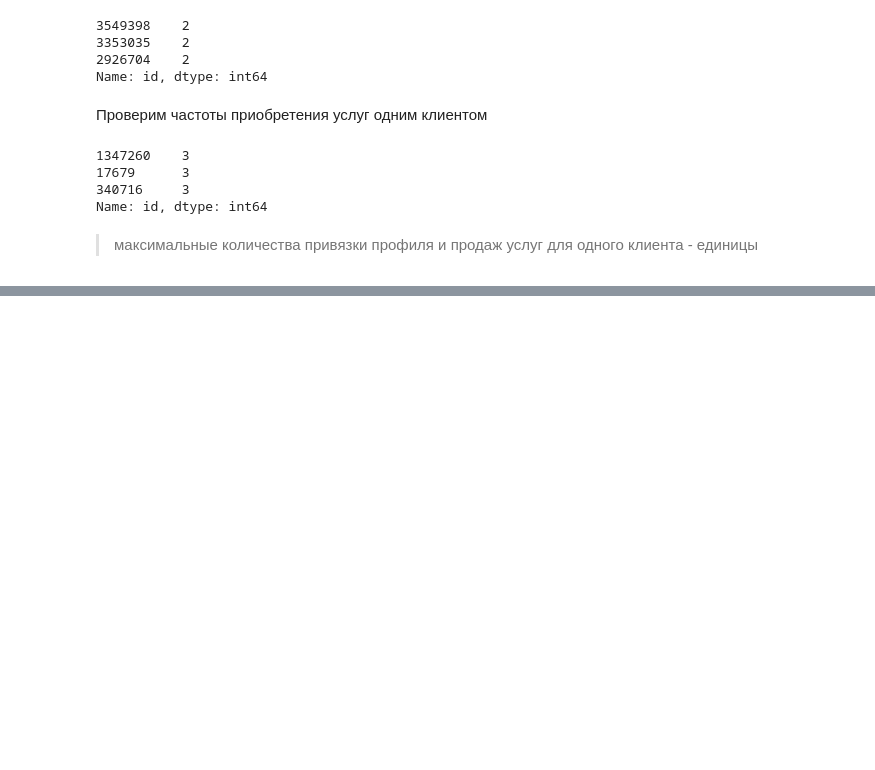
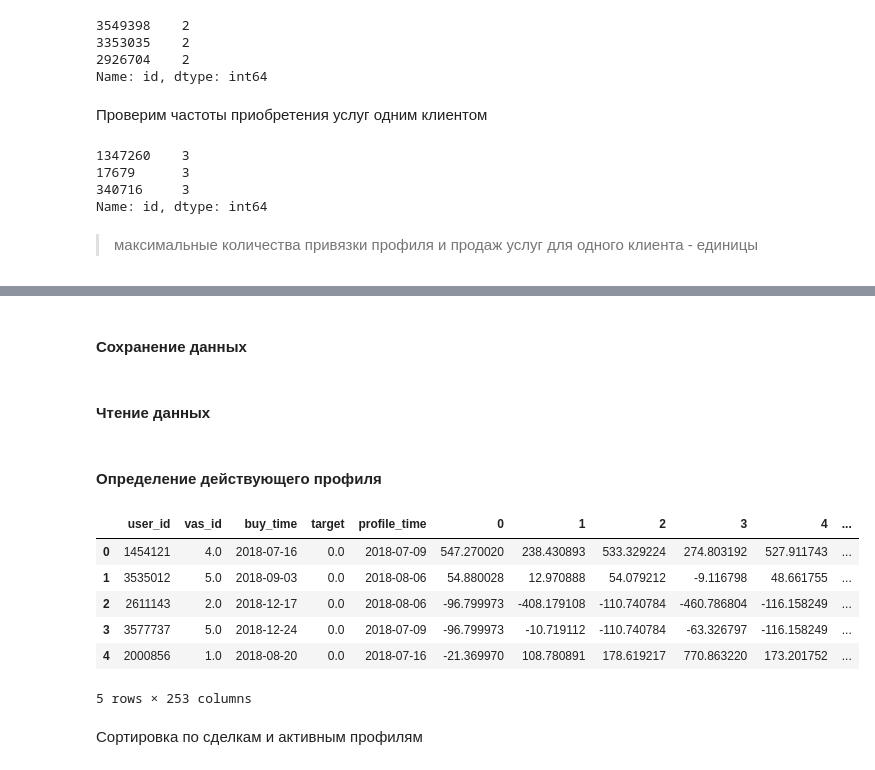
Before and after one commit to alex-chin/gb_megafone1, a Jupyter notebook: Project/megafone_offer_service.ipynb, the cells around one changed output, grey strips where cells are left out. Drawn from its saved outputs; the diff is of its cells as text; code cells hidden in the pictures; blank space fills up the shorter version.

```diff
--- a/Project/megafone_offer_service.ipynb
+++ b/Project/megafone_offer_service.ipynb
@@ -755,0 +822,2 @@ fd_35.groupby(['id', 'vas_id','buy_time_x']).buy_time_y.agg(maxbuy  = 'max')
+# %% [markdown]
+#### Сохранение данных
@@ -755,0 +826,2 @@ fd_35.groupby(['id', 'vas_id','buy_time_x']).buy_time_y.agg(maxbuy  = 'max')
+# %% [markdown]
+#### Чтение данных
@@ -755,0 +830,16 @@ fd_35.groupby(['id', 'vas_id','buy_time_x']).buy_time_y.agg(maxbuy  = 'max')
+# %% [markdown]
+#### Определение действующего профиля
+# %%
+all_deals.reset_index(inplace=True)
+all_deals.rename(columns={'id':'user_id'}, inplace=True)
+all_deals.head(5)
+# %% [output]
+|  | user_id | vas_id | buy_time | target | profile_time | 0 | 1 | 2 | 3 | 4 | ... |
+| 0 | 1454121 | 4.0 | 2018-07-16 | 0.0 | 2018-07-09 | 547.270020 | 238.430893 | 533.329224 | 274.803192 | 527.911743 | ... |
+| 1 | 3535012 | 5.0 | 2018-09-03 | 0.0 | 2018-08-06 | 54.880028 | 12.970888 | 54.079212 | -9.116798 | 48.661755 | ... |
+| 2 | 2611143 | 2.0 | 2018-12-17 | 0.0 | 2018-08-06 | -96.799973 | -408.179108 | -110.740784 | -460.786804 | -116.158249 | ... |
+| 3 | 3577737 | 5.0 | 2018-12-24 | 0.0 | 2018-07-09 | -96.799973 | -10.719112 | -110.740784 | -63.326797 | -116.158249 | ... |
+| 4 | 2000856 | 1.0 | 2018-08-20 | 0.0 | 2018-07-16 | -21.369970 | 108.780891 | 178.619217 | 770.863220 | 173.201752 | ... |
+5 rows × 253 columns
+# %% [markdown]
+Сортировка по сделкам и активным профилям
```
Also changed, not shown: parts of 59 cells of this notebook.
